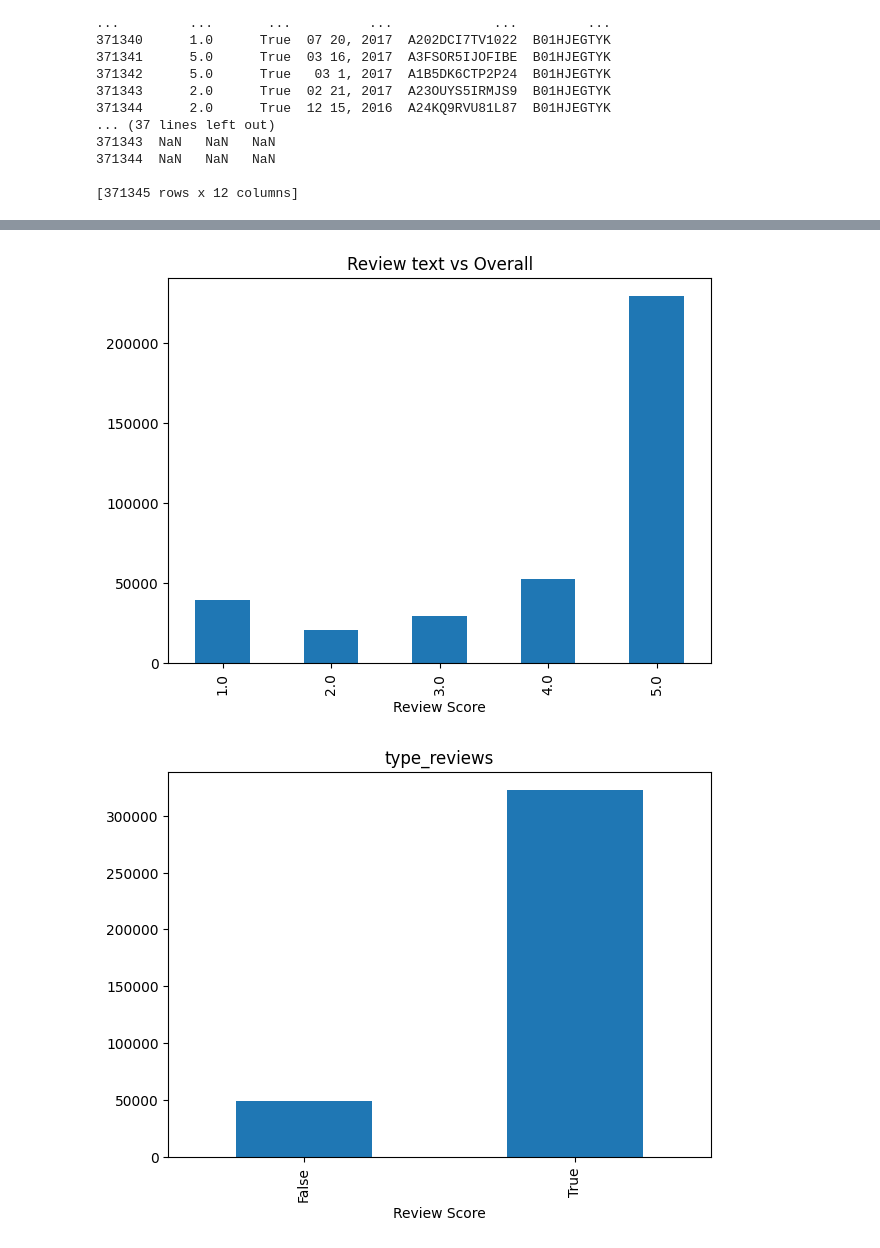
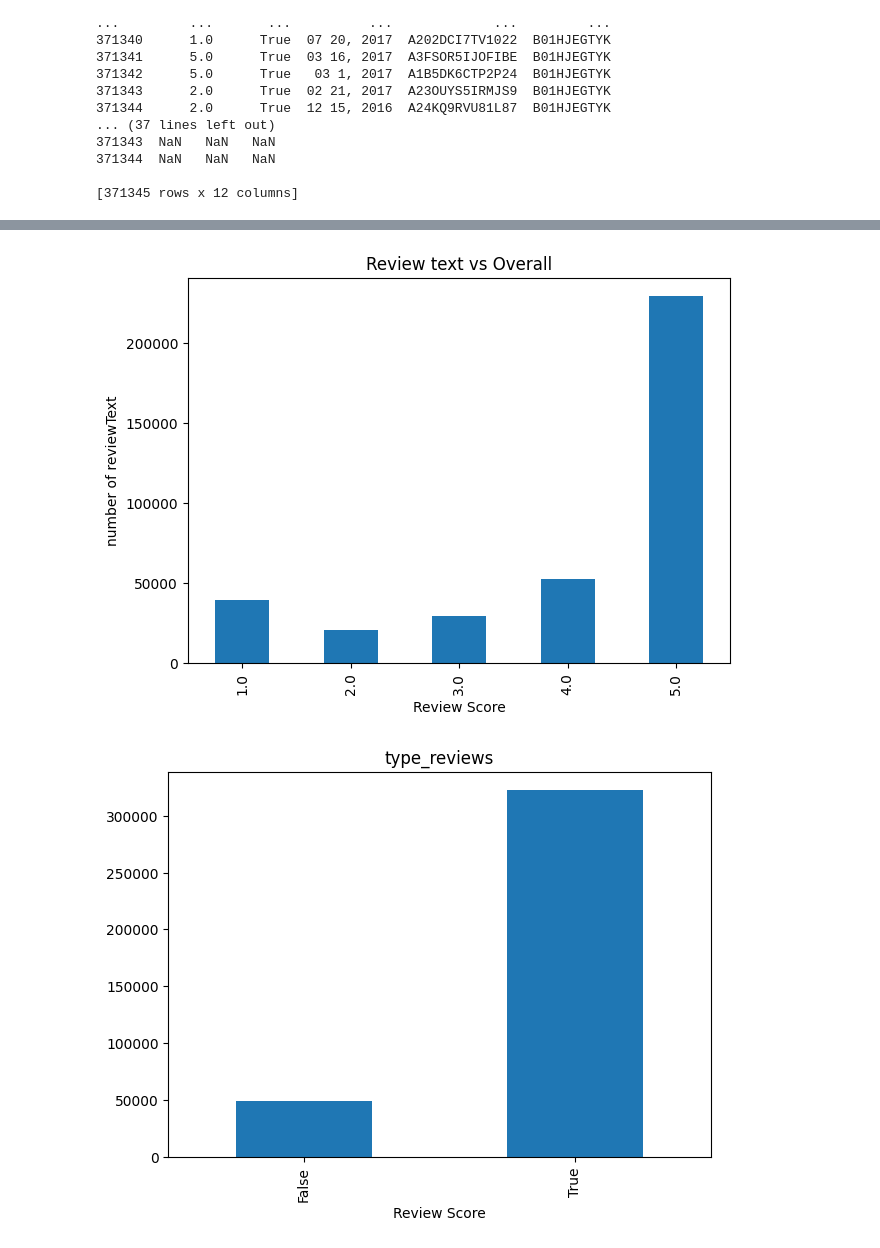
Before and after one commit to Ars030203/DNMA23-Proj, a Jupyter notebook: model_tes1.ipynb, the cells around one changed output, grey strips where cells are left out. Cells and saved outputs as stored; diff of their text form; code cells hidden in the pictures.

```diff
--- a/model_tes1.ipynb
+++ b/model_tes1.ipynb
@@ -107,12 +107,13 @@ df.head()
 # %%
 ax = df['overall'].value_counts().sort_index()\
     .plot(kind= 'bar',
     title = 'Review text vs Overall',
     figsize=(7,5))
 ax.set_xlabel('Review Score')
+ax.set_ylabel('number of reviewText')
 plt.show()
 # %% [output]
-[figure, old version]
+[figure, new version]
 # %%
 ax = df['verified'].value_counts().sort_index()\
     .plot(kind= 'bar',
```
